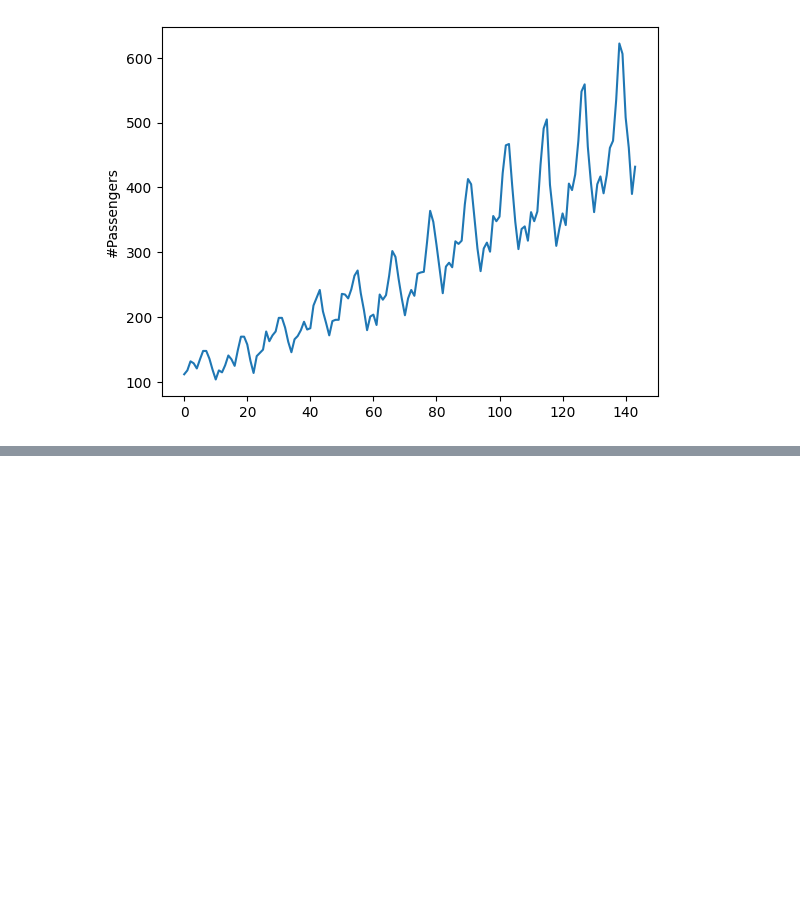
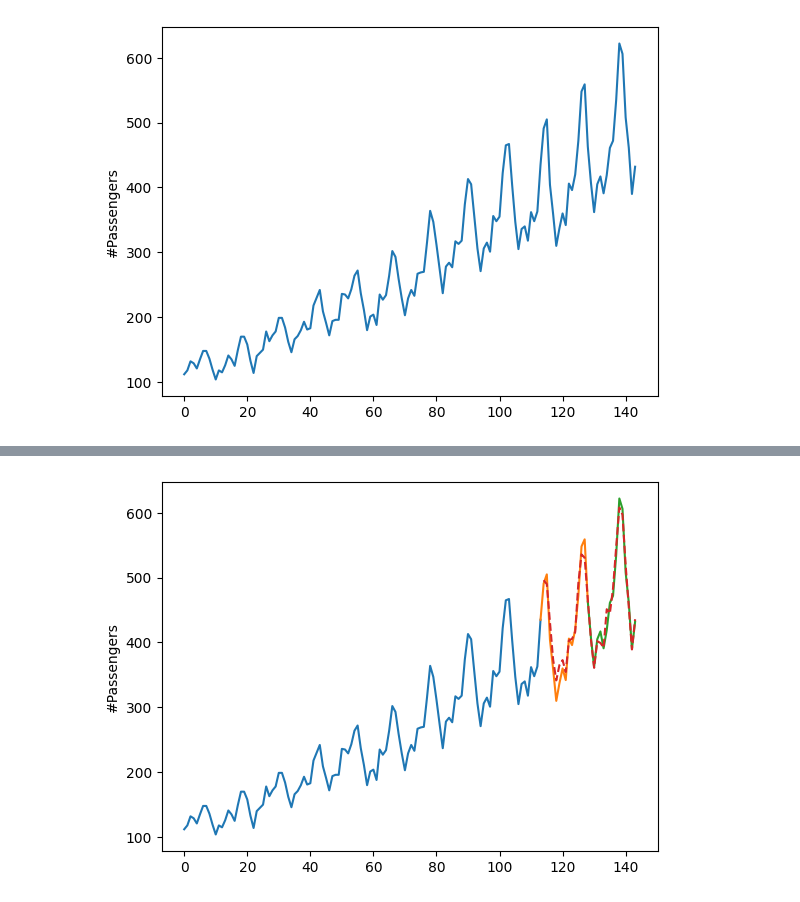
Before and after one commit to nicolsacv2/smart-investment, a Jupyter notebook: notebooks/test_model.ipynb, the cells around one changed output, grey strips where cells are left out. Cells and saved outputs as stored; diff of their text form; code cells hidden in the pictures; blank space fills up the shorter version.

```diff
--- a/notebooks/test_model.ipynb
+++ b/notebooks/test_model.ipynb
@@ -136,10 +131,8 @@ def long_term_predict(model, initial_data, timesteps=40):
     step = 0
     while step < timesteps:
         input_data = new_data[:, -initial_shape[-2]:, :]
-        print(input_data)
-        simple_pred = model.predict(input_data)
-        print(tf.expand_dims(simple_pred, axis=0))
+        simple_pred = model.predict(input_data, verbose=0)
         new_data = tf.concat([new_data, tf.cast(tf.expand_dims(simple_pred, axis=0), tf.float32)], axis=-2)
         step += 1
-    return new_data
+    return new_data[:, -timesteps:, :]
 # %%
@@ -169,0 +199,23 @@ tf.Tensor([[[786.2287]]], shape=(1, 1, 1), dtype=float32)
+# %%
+fig, ax = plt.subplots()
+
+sns.lineplot(x=range(train_periods), y='#Passengers', data=df_train, ax=ax)
+sns.lineplot(x=range(train_periods - 1, train_periods + val_periods), y='#Passengers', data=pd.concat([df_train.tail(1), df_val]), ax=ax)
+sns.lineplot(
+    x=range(
+    train_periods + val_periods - 1, train_periods + val_periods + test_periods
+    ),
+    y='#Passengers',
+    data=pd.concat([df_val.tail(1), df_test]),
+    ax=ax
+)
+
+sns.lineplot(
+    x=range(train_periods, train_periods + val_periods + test_periods),
+    y=(new_data_lstm[0, :, 0] + new_data_arima)/2,
+    linestyle='dashed',
+    ax=ax
+)
+plt.show()
+# %% [output]
+[figure, added]
```
Also changed, not shown: parts of 9 cells of this notebook, 1 other file.
